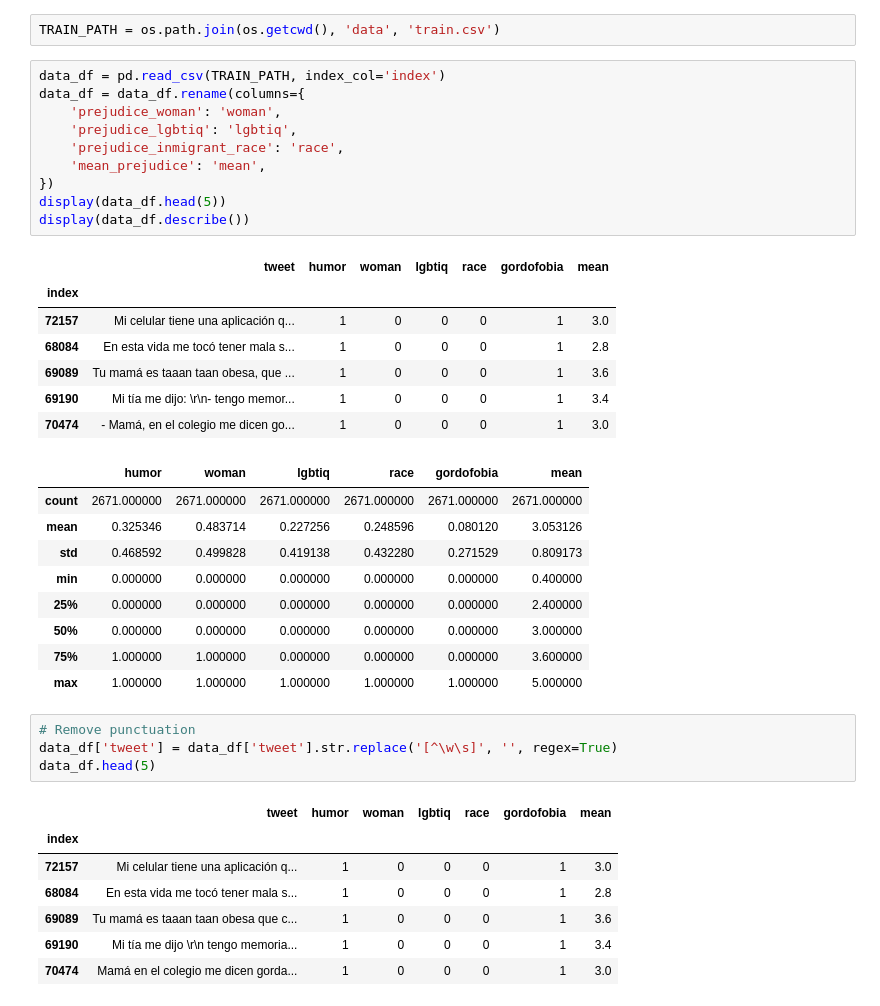
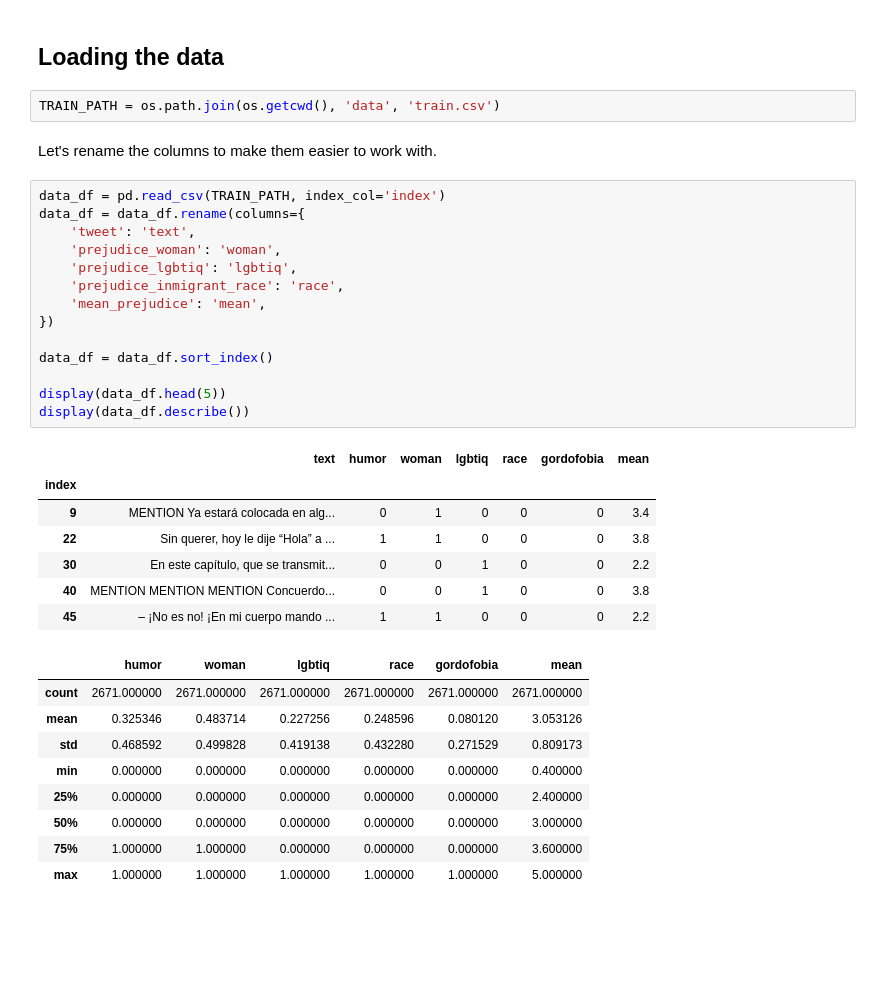
Before and after one commit to steciuk/LNR-hurftul-humor-detector, a Jupyter notebook: project.ipynb, the cells around one changed output. Cells and saved outputs as stored; diff of their text form; blank space fills up the shorter version.

Commit message:
Token filter utility; TF-IDF; FastText_suc done

```diff
--- a/project.ipynb
+++ b/project.ipynb
@@ -7,23 +13,31 @@ ModuleNotFoundError: No module named 'nltk'
+# %% [markdown]
+## Loading the data
 # %%
 TRAIN_PATH = os.path.join(os.getcwd(), 'data', 'train.csv')
+# %% [markdown]
+Let's rename the columns to make them easier to work with.
 # %%
 data_df = pd.read_csv(TRAIN_PATH, index_col='index')
 data_df = data_df.rename(columns={
+    'tweet': 'text',
     'prejudice_woman': 'woman',
     'prejudice_lgbtiq': 'lgbtiq',
     'prejudice_inmigrant_race': 'race',
     'mean_prejudice': 'mean',
 })
+
+data_df = data_df.sort_index()
+
 display(data_df.head(5))
 display(data_df.describe())
 # %% [output]
-|  | tweet | humor | woman | lgbtiq | race | gordofobia | mean |
+|  | text | humor | woman | lgbtiq | race | gordofobia | mean |
 | index |  |  |  |  |  |  |  |
-| 72157 | Mi celular tiene una aplicación q... | 1 | 0 | 0 | 0 | 1 | 3.0 |
-| 68084 | En esta vida me tocó tener mala s... | 1 | 0 | 0 | 0 | 1 | 2.8 |
-| 69089 | Tu mamá es taaan taan obesa, que ... | 1 | 0 | 0 | 0 | 1 | 3.6 |
-| 69190 | Mi tía me dijo: \r\n- tengo memor... | 1 | 0 | 0 | 0 | 1 | 3.4 |
-| 70474 | - Mamá, en el colegio me dicen go... | 1 | 0 | 0 | 0 | 1 | 3.0 |
+| 9 | MENTION Ya estará colocada en alg... | 0 | 1 | 0 | 0 | 0 | 3.4 |
+| 22 | Sin querer, hoy le dije “Hola” a ... | 1 | 1 | 0 | 0 | 0 | 3.8 |
+| 30 | En este capítulo, que se transmit... | 0 | 0 | 1 | 0 | 0 | 2.2 |
+| 40 | MENTION MENTION MENTION Concuerdo... | 0 | 0 | 1 | 0 | 0 | 3.8 |
+| 45 | – ¡No es no! ¡En mi cuerpo mando ... | 1 | 1 | 0 | 0 | 0 | 2.2 |
 |  | humor | woman | lgbtiq | race | gordofobia | mean |
 | count | 2671.000000 | 2671.000000 | 2671.000000 | 2671.000000 | 2671.000000 | 2671.000000 |
 | mean | 0.325346 | 0.483714 | 0.227256 | 0.248596 | 0.080120 | 3.053126 |
@@ -33,15 +47,3 @@ display(data_df.describe())
 | 50% | 0.000000 | 0.000000 | 0.000000 | 0.000000 | 0.000000 | 3.000000 |
 | 75% | 1.000000 | 1.000000 | 0.000000 | 0.000000 | 0.000000 | 3.600000 |
 | max | 1.000000 | 1.000000 | 1.000000 | 1.000000 | 1.000000 | 5.000000 |
-# %%
-# Remove punctuation
-data_df['tweet'] = data_df['tweet'].str.replace('[^\w\s]', '', regex=True)
-data_df.head(5)
-# %% [output]
-|  | tweet | humor | woman | lgbtiq | race | gordofobia | mean |
-| index |  |  |  |  |  |  |  |
-| 72157 | Mi celular tiene una aplicación q... | 1 | 0 | 0 | 0 | 1 | 3.0 |
-| 68084 | En esta vida me tocó tener mala s... | 1 | 0 | 0 | 0 | 1 | 2.8 |
-| 69089 | Tu mamá es taaan taan obesa que c... | 1 | 0 | 0 | 0 | 1 | 3.6 |
-| 69190 | Mi tía me dijo \r\n tengo memoria... | 1 | 0 | 0 | 0 | 1 | 3.4 |
-| 70474 | Mamá en el colegio me dicen gorda... | 1 | 0 | 0 | 0 | 1 | 3.0 |
```
Also changed, not shown: parts of 28 cells of this notebook, 3 other files.
